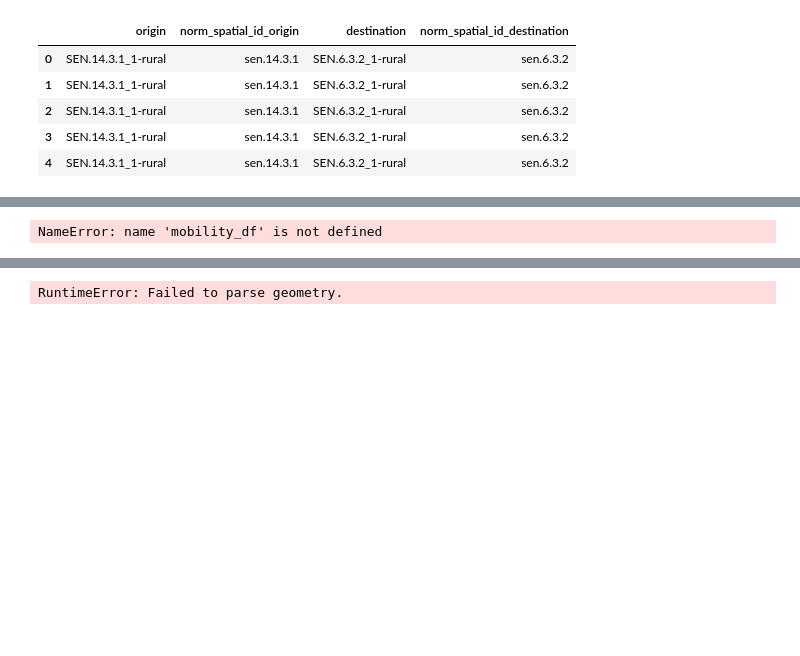
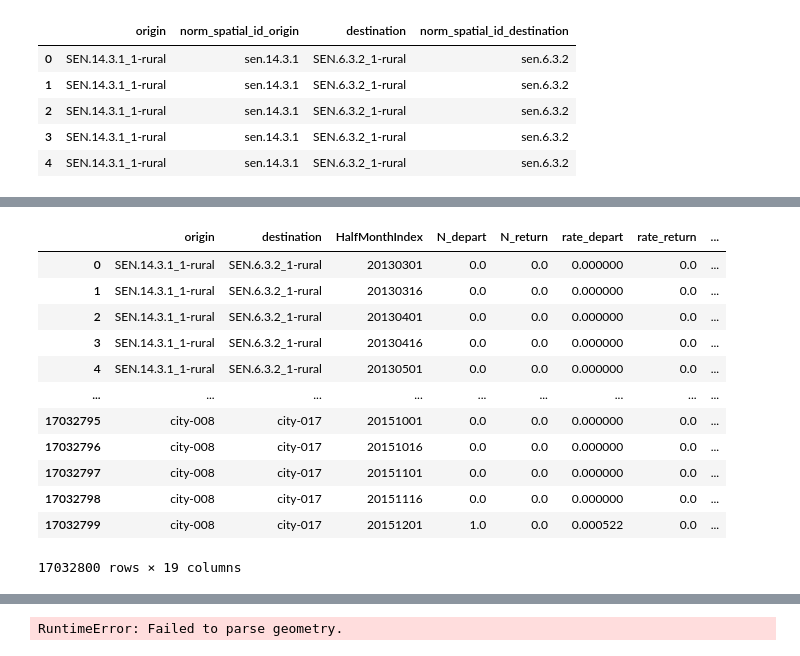
Before and after one commit to khizerzakir/dvcube, a Jupyter notebook: zarr_cube/test_cube.ipynb, the cells around one changed output, grey strips where cells are left out. Drawn from its saved outputs; the diff is of its cells as text; code cells hidden in the pictures; blank space fills up the shorter version.

Commit message:
mobility data clean - parquet

```diff
--- a/zarr_cube/test_cube.ipynb
+++ b/zarr_cube/test_cube.ipynb
@@ -358,3 +344,8 @@ mobility_df[["origin", "norm_spatial_id_origin", "destination", "norm_spatial_id
 | 2 | SEN.14.3.1_1-rural | sen.14.3.1 | SEN.6.3.2_1-rural | sen.6.3.2 |
 | 3 | SEN.14.3.1_1-rural | sen.14.3.1 | SEN.6.3.2_1-rural | sen.6.3.2 |
 | 4 | SEN.14.3.1_1-rural | sen.14.3.1 | SEN.6.3.2_1-rural | sen.6.3.2 |
+# %%
+# add the names of origin and destination spatial units to the mobility_df based on the normalized IDs. This will help us later when we want to visualize the mobility data on a map.
+mobility_df = mobility_df.merge(spatial_units[["norm_id", "name"]], left_on="norm_spatial_id_origin", right_on="norm_id", how="left").rename(columns={"name": "origin_name"}).drop(columns=["norm_id"])
+mobility_df = mobility_df.merge(spatial_units[["norm_id", "name"]], left_on="norm_spatial_id_destination", right_on="norm_id", how="left").rename(columns={"name": "destination_name"}).drop(columns=["norm_id"])
+mobility_df[["origin", "norm_spatial_id_origin", "origin_name", "destination", "norm_spatial_id_destination", "destination_name"]].head()
@@ -361,17 +359,29 @@ mobility_df[["origin", "norm_spatial_id_origin", "destination", "norm_spatial_id
+# %%
+mobility_df
+# %% [output]
+|  | origin | destination | HalfMonthIndex | N_depart | N_return | rate_depart | rate_return | ... |
+| 0 | SEN.14.3.1_1-rural | SEN.6.3.2_1-rural | 20130301 | 0.0 | 0.0 | 0.000000 | 0.0 | ... |
+| 1 | SEN.14.3.1_1-rural | SEN.6.3.2_1-rural | 20130316 | 0.0 | 0.0 | 0.000000 | 0.0 | ... |
+| 2 | SEN.14.3.1_1-rural | SEN.6.3.2_1-rural | 20130401 | 0.0 | 0.0 | 0.000000 | 0.0 | ... |
+| 3 | SEN.14.3.1_1-rural | SEN.6.3.2_1-rural | 20130416 | 0.0 | 0.0 | 0.000000 | 0.0 | ... |
+| 4 | SEN.14.3.1_1-rural | SEN.6.3.2_1-rural | 20130501 | 0.0 | 0.0 | 0.000000 | 0.0 | ... |
+| ... | ... | ... | ... | ... | ... | ... | ... | ... |
+| 17032795 | city-008 | city-017 | 20151001 | 0.0 | 0.0 | 0.000000 | 0.0 | ... |
+| 17032796 | city-008 | city-017 | 20151016 | 0.0 | 0.0 | 0.000000 | 0.0 | ... |
+| 17032797 | city-008 | city-017 | 20151101 | 0.0 | 0.0 | 0.000000 | 0.0 | ... |
+| 17032798 | city-008 | city-017 | 20151116 | 0.0 | 0.0 | 0.000000 | 0.0 | ... |
+| 17032799 | city-008 | city-017 | 20151201 | 1.0 | 0.0 | 0.000522 | 0.0 | ... |
+17032800 rows × 19 columns
 # %%
-uniq_origin_ids = mobility_df["norm_spatial_id_origin"].unique()
-uniq_destination_ids = mobility_df["norm_spatial_id_destination"].unique()
-uniq_spatial_ids = spatial_units["norm_id"].unique()
+# uniq_origin_ids = mobility_df["norm_spatial_id_origin"].unique()
+# uniq_destination_ids = mobility_df["norm_spatial_id_destination"].unique()
+# uniq_spatial_ids = spatial_units["norm_id"].unique()
+
+# # are there any matches between spatial_units and mobility_df origin or destination IDs?
+# matching_origin_ids = set(uniq_spatial_ids) & set(uniq_origin_ids)
+# matching_dest_ids = set(uniq_spatial_ids) & set(uniq_destination_ids)
 
 
-# are there any matches between spatial_units and mobility_df origin or destination IDs?
-matching_origin_ids = set(uniq_spatial_ids) & set(uniq_origin_ids)
-matching_dest_ids = set(uniq_spatial_ids) & set(uniq_destination_ids)
-print(f"\nMatching normalized spatial IDs in spatial_units and mobility_df origins: {matching_origin_ids}")
-print(f"Matching normalized spatial IDs in spatial_units and mobility_df destinations: {matching_dest_ids}")
-
-print(len(matching_origin_ids))
-print(len(matching_dest_ids))
+# print(len(matching_origin_ids))
+# print(len(matching_dest_ids))
-# %% [output]
-NameError: name 'mobility_df' is not defined
 # %%
```
Also changed, not shown: parts of 10 cells of this notebook, 3 other files.
